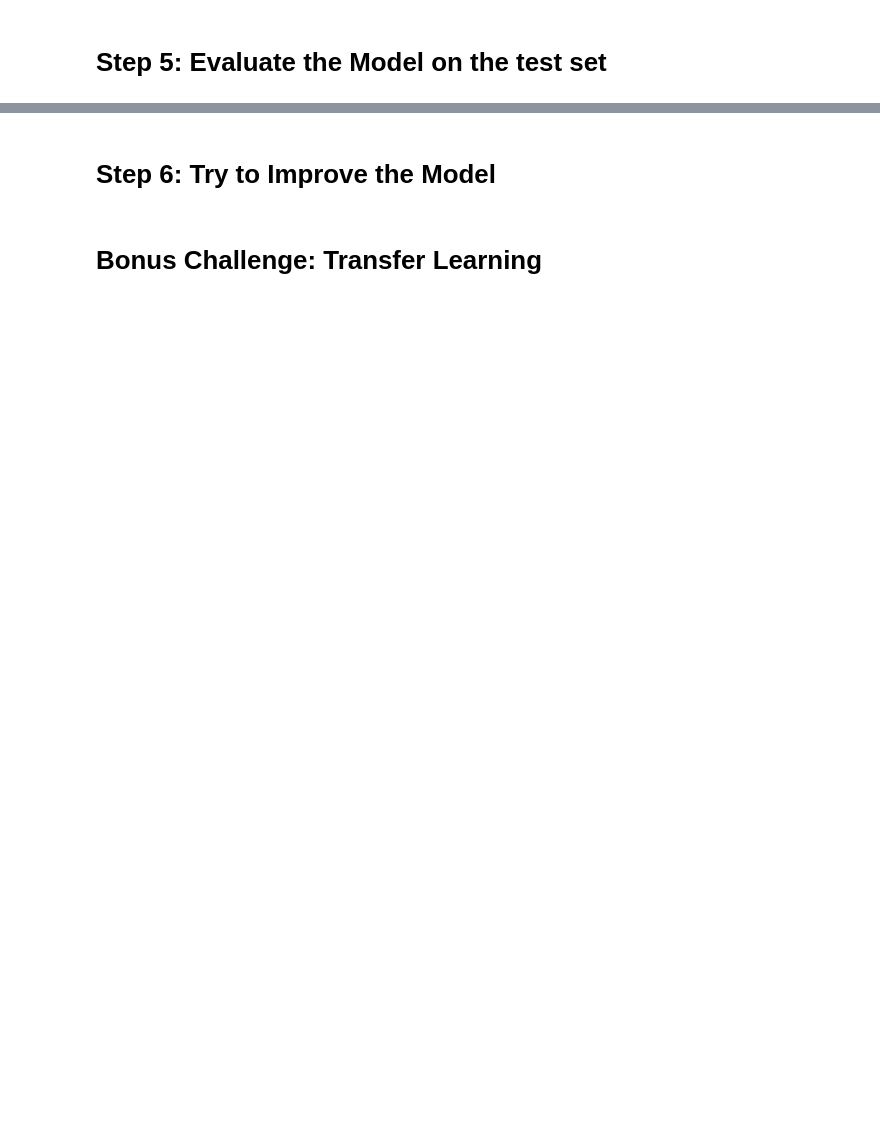
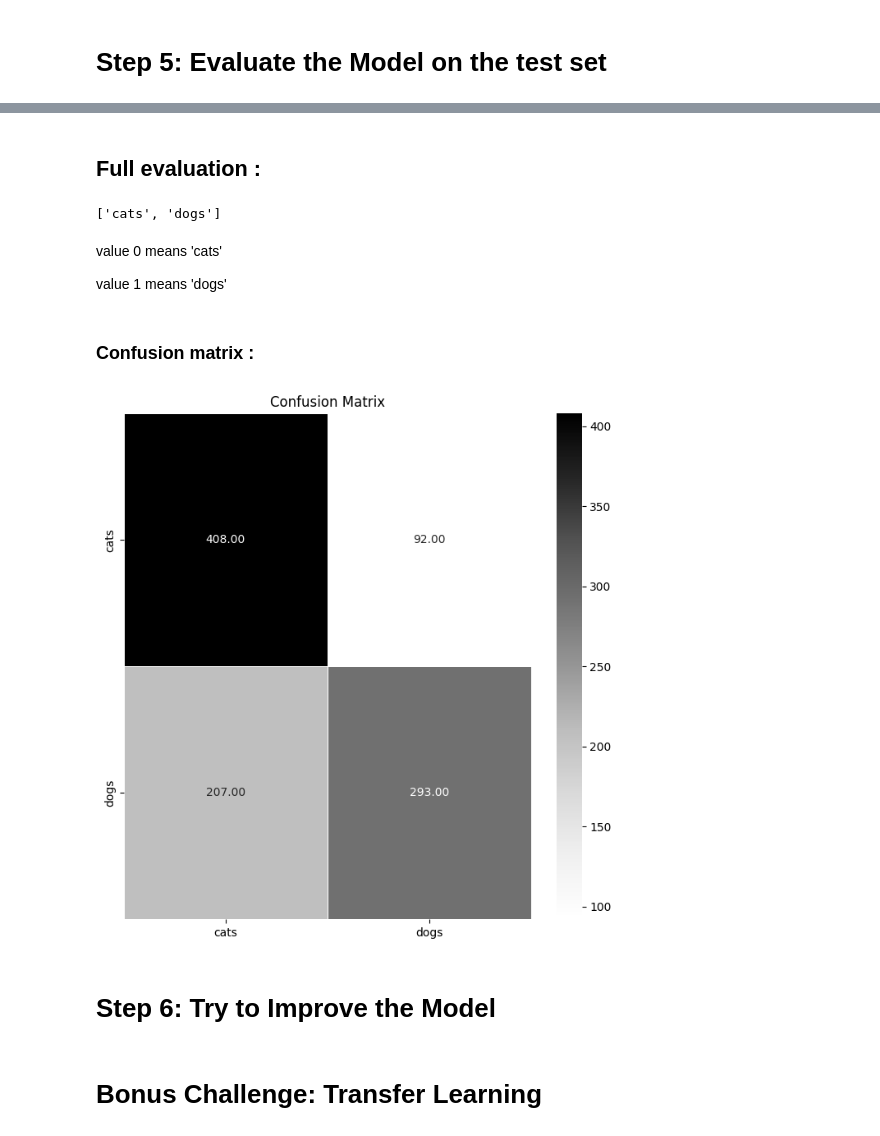
Before and after one commit to AlexisLaf/SimpleCNN_Classifier, a Jupyter notebook: CNN.ipynb, the cells around one changed output, grey strips where cells are left out. Saved outputs shown, nothing was run; the diff lists cells and outputs as text; code cells hidden in the pictures; blank space fills up the shorter version.

Commit message:
Working up to Confusion matrix

```diff
--- a/CNN.ipynb
+++ b/CNN.ipynb
@@ -233,3 +314,35 @@ ValueError: All layers added to a Sequential model should have unique names. Nam
+# %% [markdown]
+## Full evaluation :
+# %%
+# Preparation of the values :
+label = np.array([])
+predictions = np.array([[]])
+for images, labels in validation_dataset:
+    # adds all the labels to a single ndarray
+    label = np.append(label,labels.numpy(),axis=0)
+    # Add the predictions for the same labels to another ndarray
+    predictions = np.append(predictions, model.predict(images, verbose=0))
+
+predictions = np.around(predictions)
+# %%
+print(validation_dataset.class_names)
+# %% [output]
+['cats', 'dogs']
+# %% [markdown]
+value 0 means 'cats'
+
+value 1 means 'dogs'
+# %% [markdown]
+### Confusion matrix :
+# %%
+confusionmatrix = confusion_matrix(label, predictions)
+plt.figure(figsize=(8,8))
+sns.heatmap(confusionmatrix, annot=True, cmap="Greys", fmt=".2f", linewidths=0.5, xticklabels=validation_dataset.class_names, yticklabels=validation_dataset.class_names)
+
+plt.title("Confusion Matrix")
+plt.show()
+# %% [output]
+[figure, added]
 # %% [markdown]
 # Step 6: Try to Improve the Model
 # %% [markdown]
```
Also changed, not shown: parts of 10 cells of this notebook.
